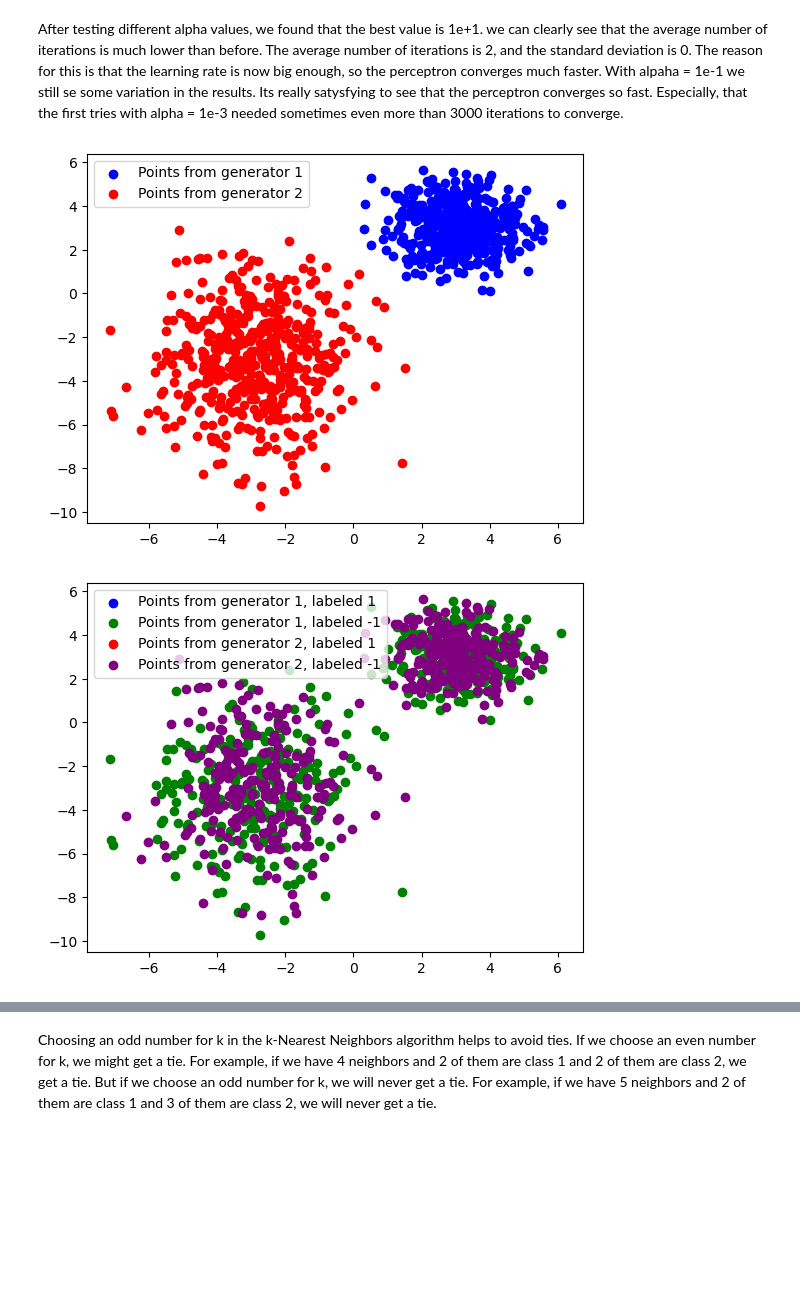
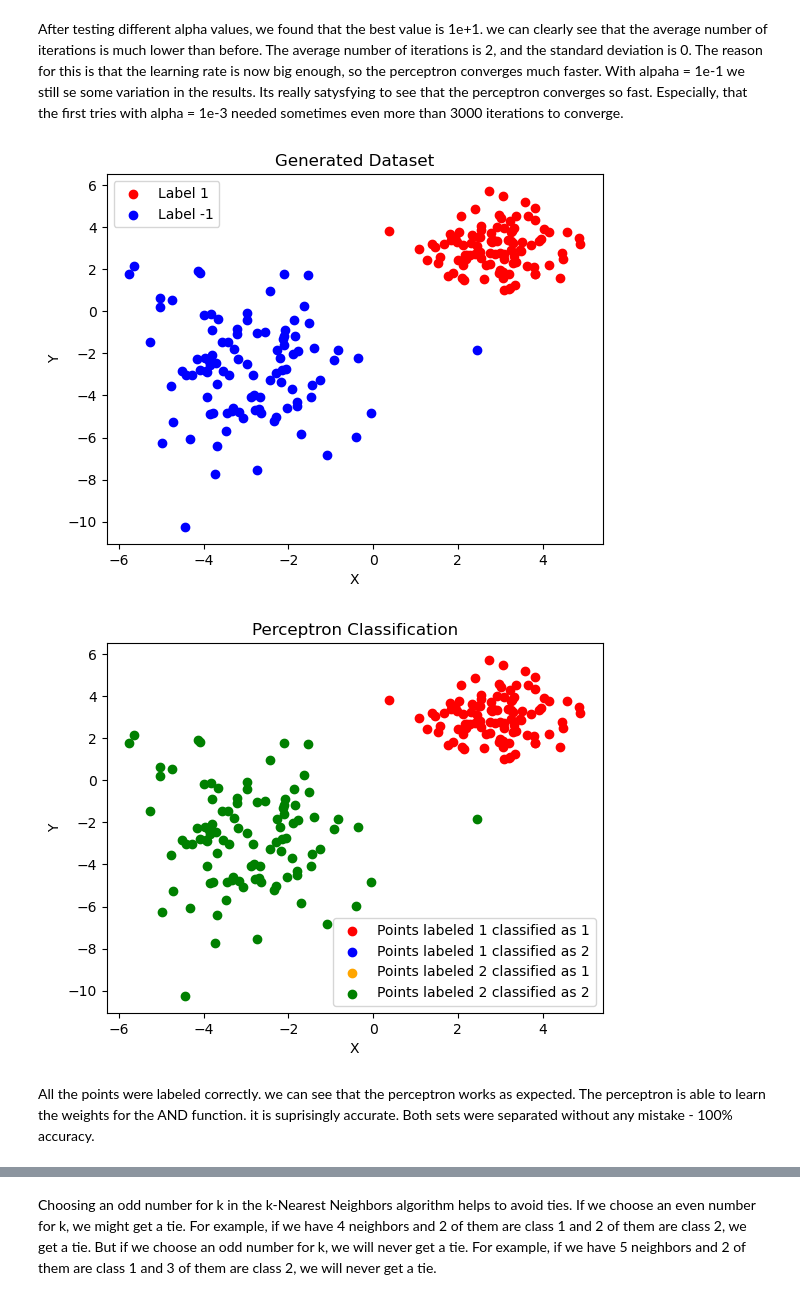
Before and after one commit to Qubi0-0/MachineLearning, a Jupyter notebook: SupervisedLearning/SupervisedLearning.ipynb, the cells around one changed output, grey strips where cells are left out. Cells and saved outputs as stored; diff of their text form; code cells hidden in the pictures; blank space fills up the shorter version.

```diff
--- a/SupervisedLearning/SupervisedLearning.ipynb
+++ b/SupervisedLearning/SupervisedLearning.ipynb
@@ -195,12 +133,3 @@ percepron.experiment_with_alpha()
 [figure]
 # %% [markdown]
 After testing different alpha values, we found that the best value is 1e+1. we can clearly see that the average number of iterations is much lower than before. The average number of iterations is 2, and the standard deviation is 0. The reason for this is that the learning rate is now big enough, so the perceptron converges much faster. With alpaha = 1e-1 we still se some variation in the results. Its really satysfying to see that the perceptron converges so fast. Especially, that the first tries with alpha = 1e-3 needed sometimes even more than 3000 iterations to converge.
-# %%
-percepron.generate_data(plot_flag=True)
-# %% [output]
-[figure, removed]
-# %%
-percepron.train_perceptron()
-percepron.visualize_results()
-# %% [output]
-[figure, removed]
@@ -207,3 +239,12 @@ percepron.visualize_results()
+# %%
+classifier = PerceptronClassifier()
+
+classifier.run()
+# %% [output]
+[figure, added]
+[figure, added]
+# %% [markdown]
+All the points were labeled correctly. we can see that the perceptron works as expected. The perceptron is able to learn the weights for the AND function. it is suprisingly accurate. Both sets were separated without any mistake - 100% accuracy.
 # %%
 from sklearn.model_selection import train_test_split
 from sklearn.neighbors import KNeighborsClassifier
```
Also changed, not shown: parts of 6 cells of this notebook.
